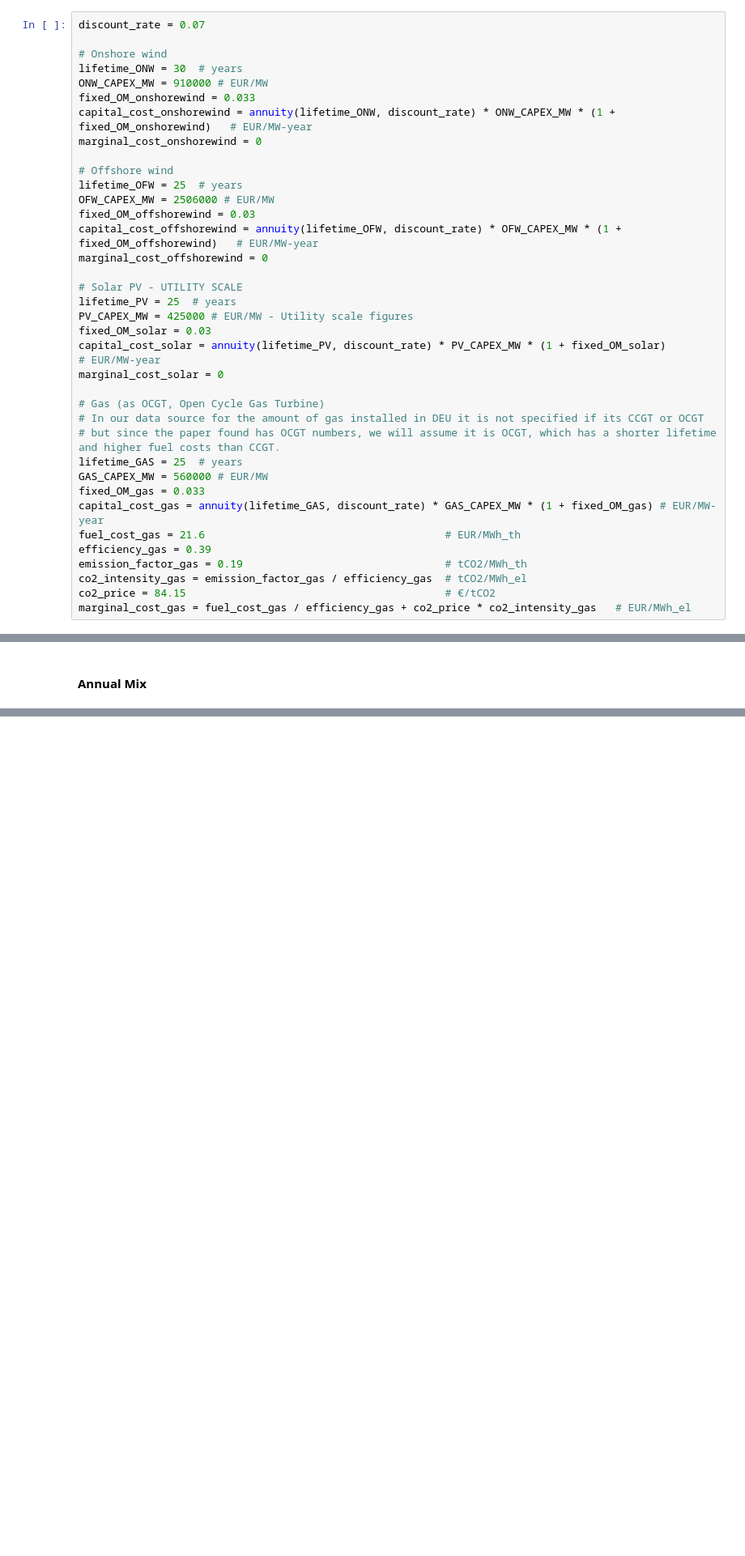
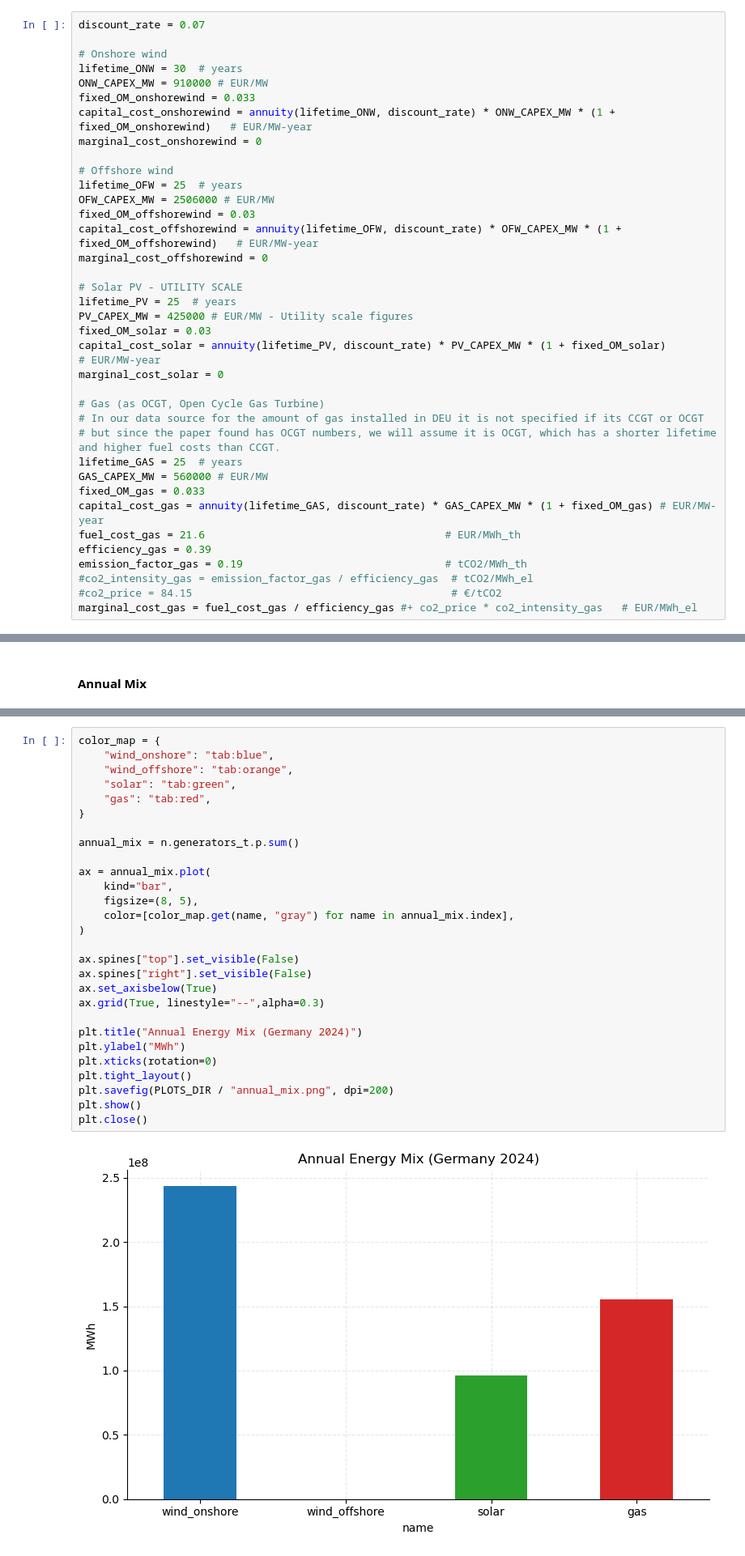
Before and after one commit to fortero23/Integrated_Energy_Grids, a Jupyter notebook: Modules/Assignment1.ipynb, the cells around one changed output, grey strips where cells are left out. Shown at 81% size. Cells and saved outputs as stored; diff of their text form; blank space fills up the shorter version.

Commit message:
AS1: Added feedback part A - Text bigger for plots - Units in plots improved - Took out the co2 price as asked

```diff
--- a/Modules/Assignment1.ipynb
+++ b/Modules/Assignment1.ipynb
@@ -235,9 +235,9 @@ capital_cost_gas = annuity(lifetime_GAS, discount_rate) * GAS_CAPEX_MW * (1 + fi
 fuel_cost_gas = 21.6                                      # EUR/MWh_th
 efficiency_gas = 0.39
 emission_factor_gas = 0.19                                # tCO2/MWh_th
-co2_intensity_gas = emission_factor_gas / efficiency_gas  # tCO2/MWh_el
-co2_price = 84.15                                         # €/tCO2
-marginal_cost_gas = fuel_cost_gas / efficiency_gas + co2_price * co2_intensity_gas   # EUR/MWh_el
+#co2_intensity_gas = emission_factor_gas / efficiency_gas  # tCO2/MWh_el
+#co2_price = 84.15                                         # €/tCO2
+marginal_cost_gas = fuel_cost_gas / efficiency_gas #+ co2_price * co2_intensity_gas   # EUR/MWh_el
 # %% [markdown]
 ### Network build
 # %%
@@ -447,3 +378,33 @@ dtype: float64
+# %%
+color_map = {
+    "wind_onshore": "tab:blue",
+    "wind_offshore": "tab:orange",
+    "solar": "tab:green",
+    "gas": "tab:red",
+}
+
+annual_mix = n.generators_t.p.sum()
+
+ax = annual_mix.plot(
+    kind="bar",
+    figsize=(8, 5),
+    color=[color_map.get(name, "gray") for name in annual_mix.index],
+)
+
+ax.spines["top"].set_visible(False)
+ax.spines["right"].set_visible(False)
+ax.set_axisbelow(True)
+ax.grid(True, linestyle="--",alpha=0.3)
+
+plt.title("Annual Energy Mix (Germany 2024)")
+plt.ylabel("MWh")
+plt.xticks(rotation=0)
+plt.tight_layout()
+plt.savefig(PLOTS_DIR / "annual_mix.png", dpi=200)
+plt.show()
+plt.close()
+# %% [output]
+[figure, added]
 # %% [markdown]
 #### Duration Curves
 # %%
```
Also changed, not shown: parts of 3 cells of this notebook, 4 other files.
